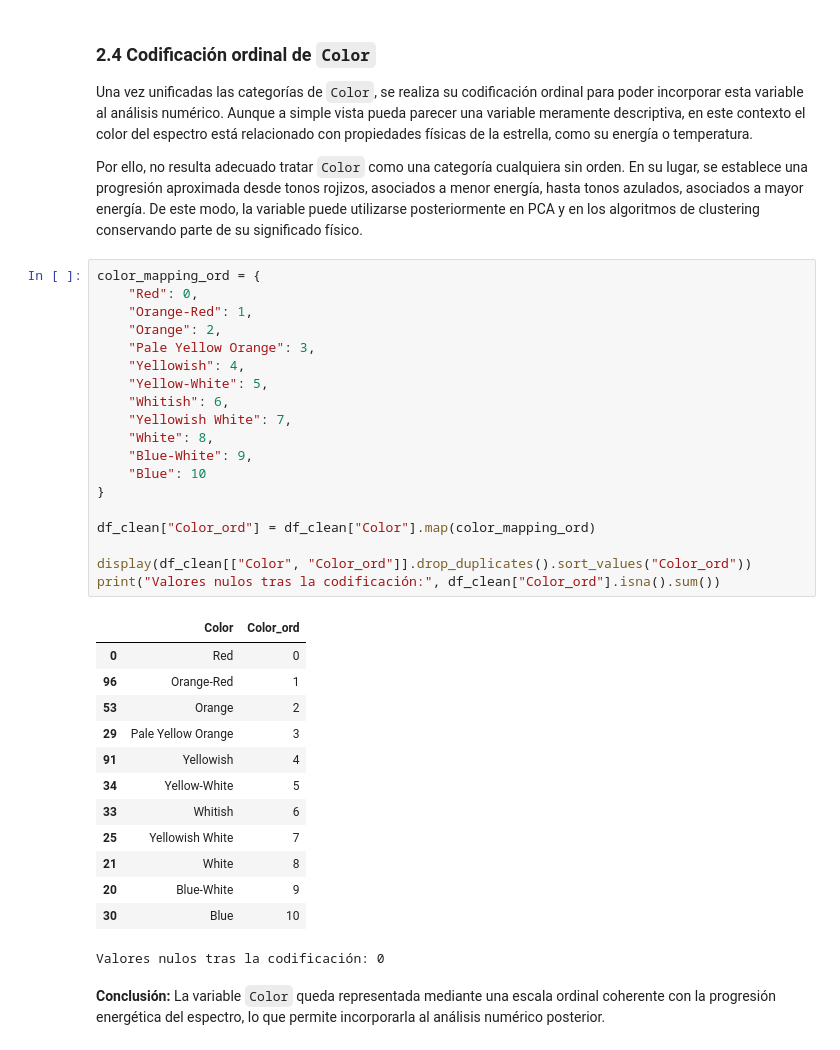
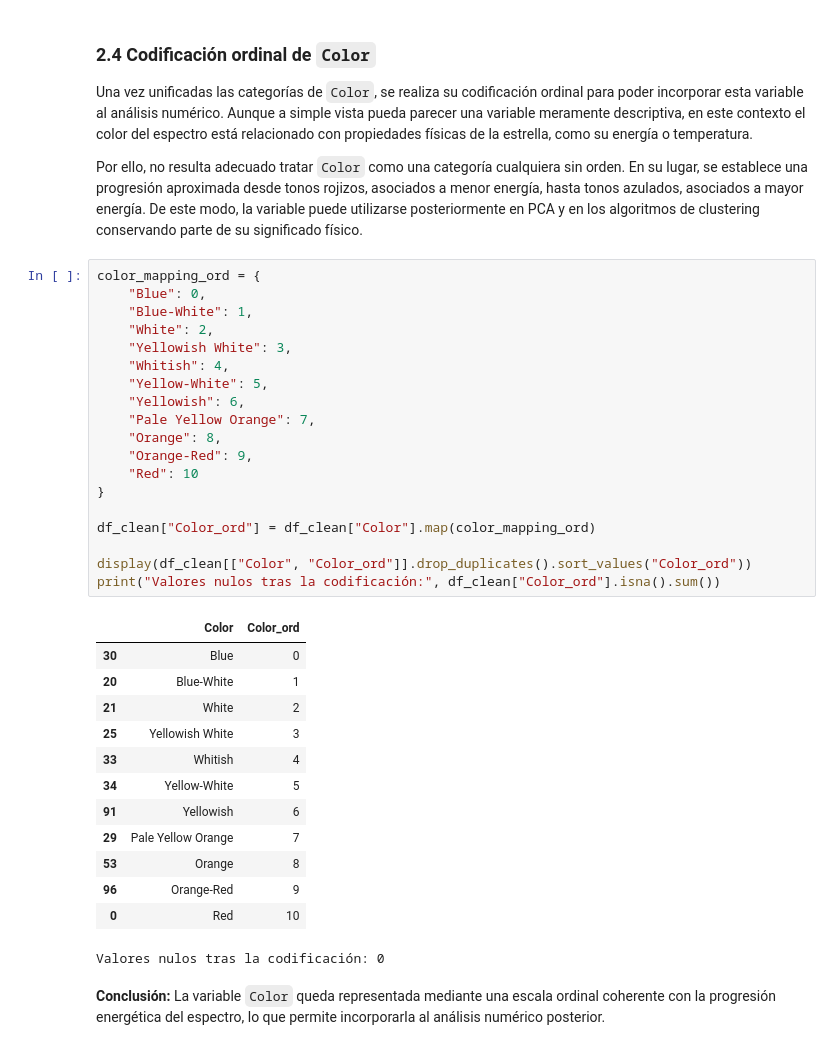
Before and after one commit to DiegoVa6/Grupo05_Practica2, a Jupyter notebook: practica2_estrellas.ipynb, the cells around one changed output. Saved outputs shown, nothing was run; the diff lists cells and outputs as text.

```diff
--- a/practica2_estrellas.ipynb
+++ b/practica2_estrellas.ipynb
@@ -345,36 +345,36 @@ Una vez unificadas las categorías de `Color`, se realiza su codificación ordin
 Por ello, no resulta adecuado tratar `Color` como una categoría cualquiera sin orden. En su lugar, se establece una progresión aproximada desde tonos rojizos, asociados a menor energía, hasta tonos azulados, asociados a mayor energía. De este modo, la variable puede utilizarse posteriormente en PCA y en los algoritmos de clustering conservando parte de su significado físico.
 # %%
 color_mapping_ord = {
-    "Red": 0,
-    "Orange-Red": 1,
-    "Orange": 2,
-    "Pale Yellow Orange": 3,
-    "Yellowish": 4,
+    "Blue": 0,
+    "Blue-White": 1,
+    "White": 2,
+    "Yellowish White": 3,
+    "Whitish": 4,
     "Yellow-White": 5,
-    "Whitish": 6,
-    "Yellowish White": 7,
-    "White": 8,
-    "Blue-White": 9,
-    "Blue": 10
+    "Yellowish": 6,
+    "Pale Yellow Orange": 7,
+    "Orange": 8,
+    "Orange-Red": 9,
+    "Red": 10
 }
 
 df_clean["Color_ord"] = df_clean["Color"].map(color_mapping_ord)
 
 display(df_clean[["Color", "Color_ord"]].drop_duplicates().sort_values("Color_ord"))
 print("Valores nulos tras la codificación:", df_clean["Color_ord"].isna().sum())
 # %% [output]
 |  | Color | Color_ord |
-| 0 | Red | 0 |
-| 96 | Orange-Red | 1 |
-| 53 | Orange | 2 |
-| 29 | Pale Yellow Orange | 3 |
-| 91 | Yellowish | 4 |
+| 30 | Blue | 0 |
+| 20 | Blue-White | 1 |
+| 21 | White | 2 |
+| 25 | Yellowish White | 3 |
+| 33 | Whitish | 4 |
 | 34 | Yellow-White | 5 |
-| 33 | Whitish | 6 |
-| 25 | Yellowish White | 7 |
-| 21 | White | 8 |
-| 20 | Blue-White | 9 |
-| 30 | Blue | 10 |
+| 91 | Yellowish | 6 |
+| 29 | Pale Yellow Orange | 7 |
+| 53 | Orange | 8 |
+| 96 | Orange-Red | 9 |
+| 0 | Red | 10 |
 Valores nulos tras la codificación: 0
 # %% [markdown]
 **Conclusión:** La variable `Color` queda representada mediante una escala ordinal coherente con la progresión energética del espectro, lo que permite incorporarla al análisis numérico posterior.
```
Also changed, not shown: parts of 4 cells of this notebook.
